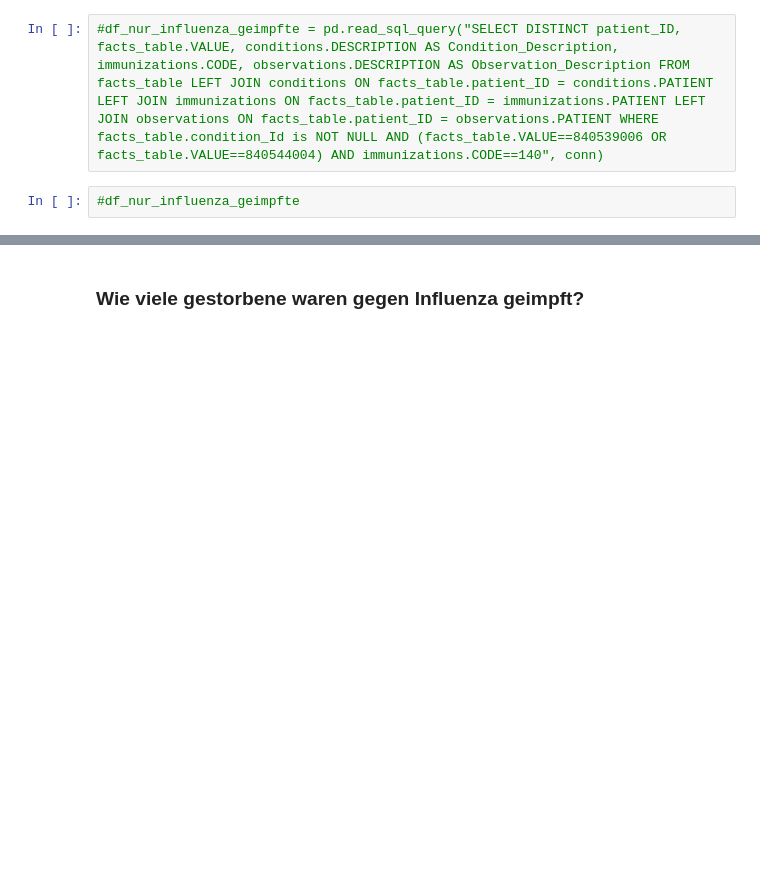
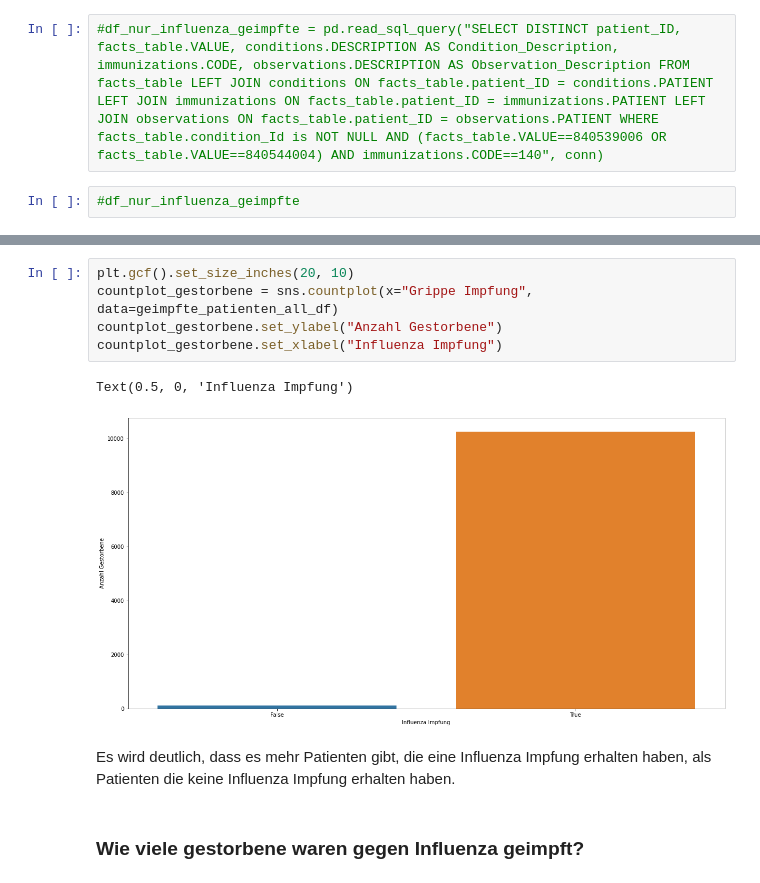
Before and after one commit to Fuenfgeld/DMA2022DataProjectA, a Jupyter notebook: analyse.ipynb, the cells around one changed output, grey strips where cells are left out. Saved outputs shown, nothing was run; the diff lists cells and outputs as text; blank space fills up the shorter version.

```diff
--- a/analyse.ipynb
+++ b/analyse.ipynb
@@ -66,3 +128,13 @@ print(pd.read_sql_query("SELECT DISTINCT patient_ID, VALUE FROM facts_table WHER
+# %%
+plt.gcf().set_size_inches(20, 10)
+countplot_gestorbene = sns.countplot(x="Grippe Impfung", data=geimpfte_patienten_all_df)
+countplot_gestorbene.set_ylabel("Anzahl Gestorbene")
+countplot_gestorbene.set_xlabel("Influenza Impfung")
+# %% [output]
+Text(0.5, 0, 'Influenza Impfung')
+[figure, added]
+# %% [markdown]
+Es wird deutlich, dass es mehr Patienten gibt, die eine Influenza Impfung erhalten haben, als Patienten die keine Influenza Impfung erhalten haben.
 # %% [markdown]
 ### Wie viele gestorbene waren gegen Influenza geimpft?
 # %% [markdown]
```
Also changed, not shown: parts of 21 cells of this notebook.
